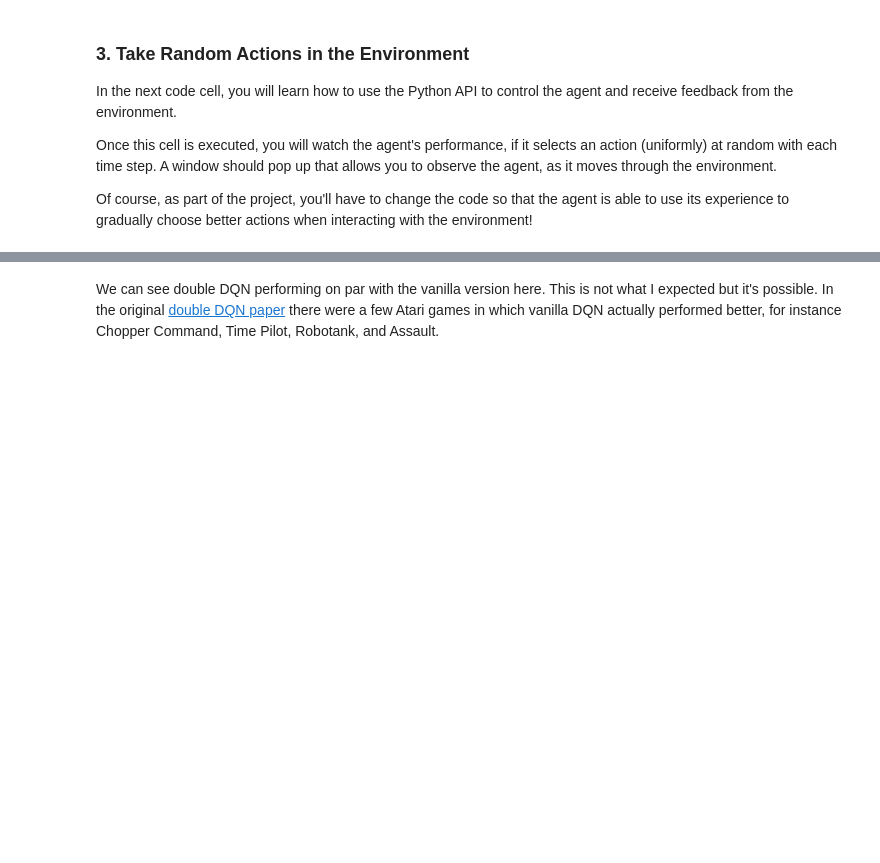
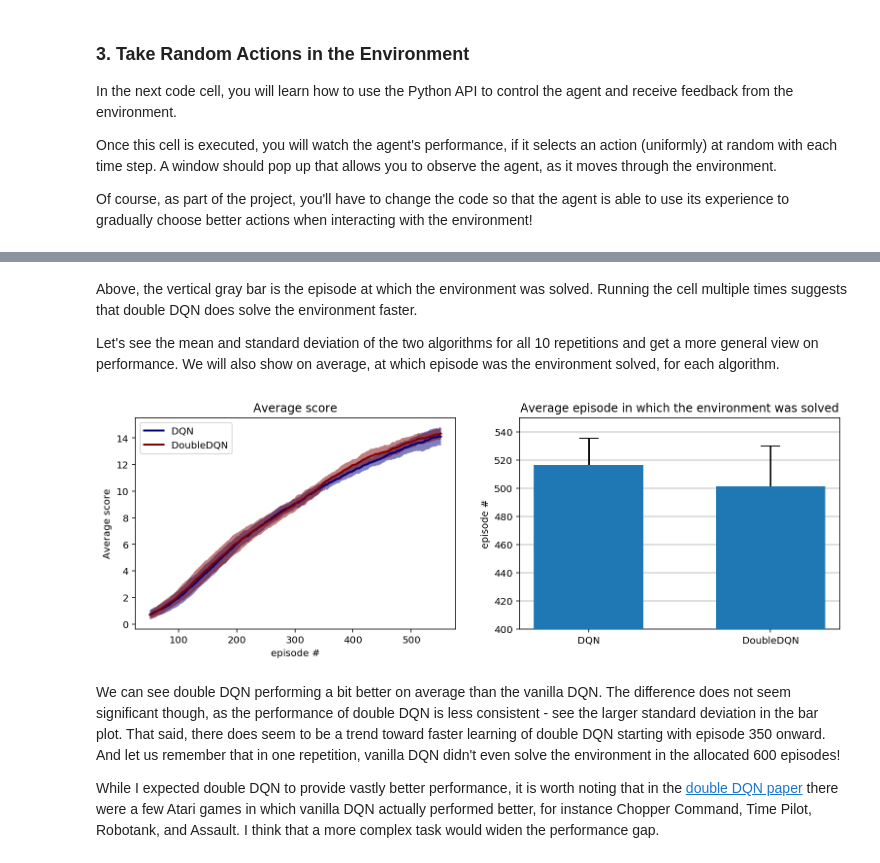
Before and after one commit to mirceast/banana-collector, a Jupyter notebook: Navigation.ipynb, the cells around one changed output, grey strips where cells are left out. Saved outputs shown, nothing was run; the diff lists cells and outputs as text; code cells hidden in the pictures; blank space fills up the shorter version.

```diff
--- a/Navigation.ipynb
+++ b/Navigation.ipynb
@@ -156,18 +260,36 @@ for i, arch in enumerate(arch_names):
+# %% [markdown]
+Above, the vertical gray bar is the episode at which the environment was solved. Running the cell multiple times suggests that double DQN does solve the environment faster.
+
+Let's see the mean and standard deviation of the two algorithms for all 10 repetitions and get a more general view on performance. We will also show on average, at which episode was the environment solved, for each algorithm.
 # %%
-smoothed = smooth_scores(all_scores)
+smoothed = smooth_scores(all_scores, n_smooth=100)
 
 cmap = plt.cm.get_cmap("jet", len(arch_names))
 x = np.arange(1, n_episodes+1)
-fig, ax = plt.subplots(1)
+fig, ax = plt.subplots(1, 2, figsize=(13, 4))
 for i, arch in enumerate(arch_names):
     mu1 = np.mean(smoothed[:,i,:], axis=0)
     sigma1 = np.std(smoothed[:,i,:], axis=0)
-    ax.plot(x, mu1, lw=2, label=arch, color=cmap(i))
-    ax.fill_between(x, mu1+sigma1, mu1-sigma1, facecolor=cmap(i), alpha=0.5)
+    ax[0].plot(x, mu1, lw=2, label=arch, color=cmap(i))
+    ax[0].fill_between(x, mu1+sigma1, mu1-sigma1, facecolor=cmap(i), alpha=0.5)
+    ax[0].set_title("Average score")
+    ax[0].legend(loc='upper left')
+    ax[0].set_xlabel('episode #')
+    ax[0].set_ylabel('Average score');
 
-ax.set_title("Average score")
-ax.legend(loc='upper left')
-ax.set_xlabel('episode #')
-ax.set_ylabel('Average score');
+# Show at which episode the environment was solved on average
+ax[1].bar(arch_names, [np.nanmean(solved_in[:,0]), np.nanmean(solved_in[:,1])],
+          yerr=[np.nanstd(solved_in[:,0]), np.nanstd(solved_in[:,1])], width=0.6, zorder=3, capsize=10)
+ax[1].set_ylim([400,550])
+ax[1].set_ylabel("episode #")
+ax[1].yaxis.grid(True)
+ax[1].set_title("Average episode in which the environment was solved");
+
+# Also save figure for the report
+plt.savefig("Average performance.png", dpi=600)
+# %% [output]
+[figure, added]
 # %% [markdown]
-We can see double DQN performing on par with the vanilla version here. This is not what I expected but it's possible. In the original [double DQN paper](https://arxiv.org/abs/1509.06461) there were a few Atari games in which vanilla DQN actually performed better, for instance Chopper Command, Time Pilot, Robotank, and Assault.
+We can see double DQN performing a bit better on average than the vanilla DQN. The difference does not seem significant though, as the performance of double DQN is less consistent - see the larger standard deviation in the bar plot. That said, there does seem to be a trend toward faster learning of double DQN starting with episode 350 onward. And let us remember that in one repetition, vanilla DQN didn't even solve the environment in the allocated 600 episodes!
+
+While I expected double DQN to provide vastly better performance, it is worth noting that in the [double DQN paper](https://arxiv.org/abs/1509.06461) there were a few Atari games in which vanilla DQN actually performed better, for instance Chopper Command, Time Pilot, Robotank, and Assault. I think that a more complex task would widen the performance gap.
```
Also changed, not shown: parts of 13 cells of this notebook, 7 other files.
